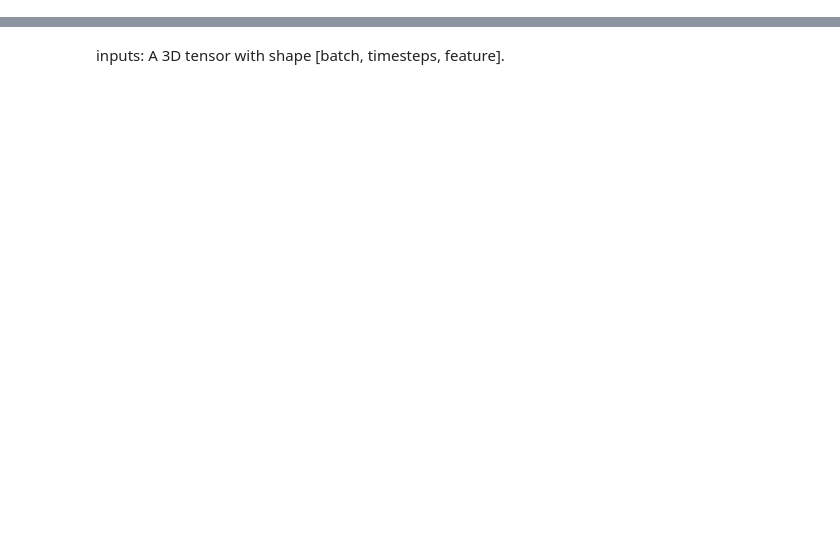
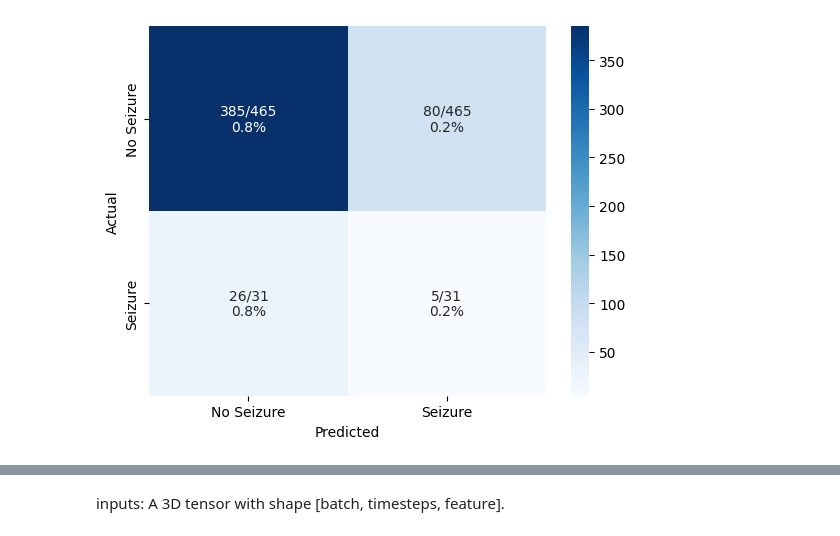
Before and after one commit to anacbroggini/AI-SeizureDetection, a Jupyter notebook: model_rnn.ipynb, the cells around one changed output, grey strips where cells are left out. Drawn from its saved outputs; the diff is of its cells as text; code cells hidden in the pictures; blank space fills up the shorter version.

```diff
--- a/model_rnn.ipynb
+++ b/model_rnn.ipynb
@@ -289,3 +293,7 @@ Recall: 0.40175953079178883
+# %%
+plots.plot_confusion_matrix(y_test, y_pred_c)
+# %% [output]
+[figure, added]
 # %%
 from sklearn.metrics import confusion_matrix, classification_report
 mat = confusion_matrix(y_test, y_pred_c)
```
Also changed, not shown: parts of 31 cells of this notebook, 1 other file.
